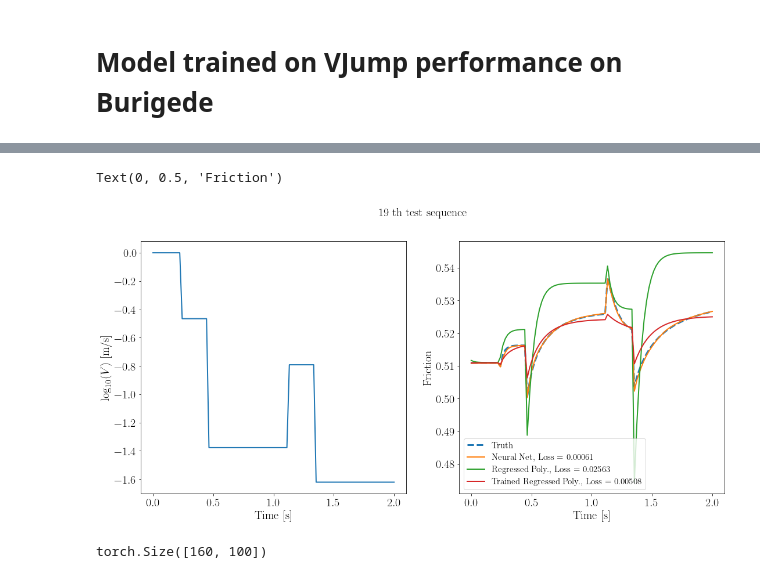
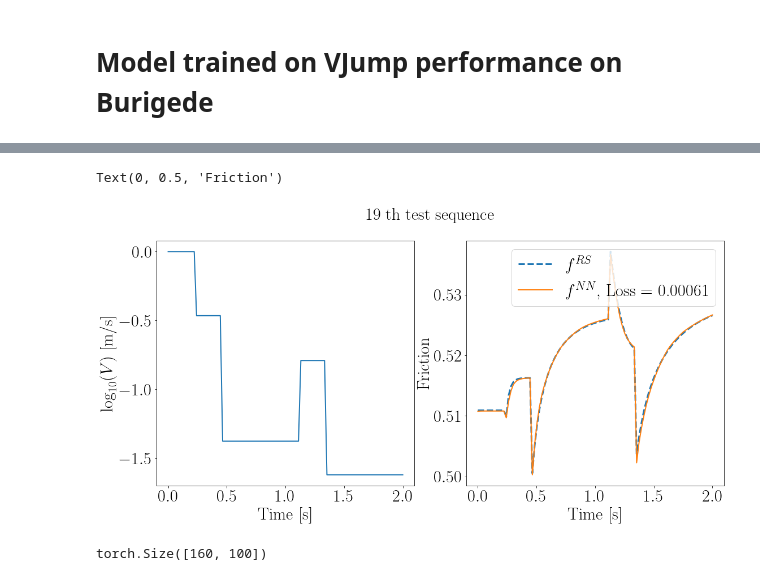
Before and after one commit to Shengduo/RateAndStateWithPotential, a Jupyter notebook: VisualizeResults.ipynb, the cells around one changed output, grey strips where cells are left out. Cells and saved outputs as stored; diff of their text form; code cells hidden in the pictures.

```diff
--- a/VisualizeResults.ipynb
+++ b/VisualizeResults.ipynb
@@ -41,8 +41,8 @@ Memory cached:  0.0
 # dataPrefix = "Trial1215_smallDRS_smallA"
 # dataPrefix = "Trial1215_smallDRS_Burigede"
 # dataPrefix = "Trial1215_combined"
-# dataPrefix = "Trial0216_combined_800"
-dataPrefix = "SpringSlider0517_400"
+dataPrefix = "Trial0216_combined_800"
+
 dataFile = "./data/" + dataPrefix + ".pt"
 
 shit = torch.load(dataFile)
@@ -92,6 +92,16 @@ trainDataset = torch.utils.data.Subset(AllData, range(train_len))
 # Created using indices from train_size to train_size + test_size.
 testDataset = torch.utils.data.Subset(AllData, range(train_len, train_len + test_len))
 
+# Set training data loader
+training_batch_size = len(trainDataset) # 256
+trainDataLoader = DataLoader(
+    trainDataset,
+    batch_size = training_batch_size,
+    shuffle = True,
+    collate_fn = None,
+    **dataloader_kwargs,
+)
+
 # Set testing data loader
 testing_batch_size = len(testDataset) # 256
 testDataLoader = DataLoader(
@@ -117,11 +127,10 @@ dim_xis = [1]
 
 # ModelPrefix
 # modelPrefix = "Trial0216_smallDRS_smallA_400_GivenPoly"
-# modelPrefix = "Trial0216_combined_800_GivenPoly_grid_LogCross_trained_training_3000_p3"
+modelPrefix = "Trial0216_combined_800_GivenPoly_grid_LogCross_trained_training_3000_p3"
 # modelPrefix = "Trial0216_smallDRS_smallA_400_PN_separate_p"
-modelPrefix = "Trial_0216_0517SS_400"
 dict_flag = True
-NN_flag = 1 # 0 -- Poly, 1 -- NN, 2 -- GivenPoly
+NN_flag = 2 # 0 -- Poly, 1 -- NN, 2 -- GivenPoly
 # dim_xis = [1, 2, 4, 8]
 models = []
 
@@ -343,42 +404,44 @@ Test loss with model trained on Trained Regressed Poly.:  tensor(0.0789)
 # %%
-fsize = 20
+from matplotlib import rc
+rc('font',**{'family':'sans-serif','sans-serif':['Helvetica']})
+## for Palatino and other serif fonts use:
+#rc('font',**{'family':'serif','serif':['Palatino']})
+rc('text', usetex=True)
+plt.rc('text', usetex=True)
+plt.rc('font', family='serif')
+
+fsize = 30
 
 # Only plot certain lines
-plotFlags = [True,    True,  True, True]
-
-# Plot a fitted sequence
-def cal_Loss(f, f_targ, t, p=2):
-    return torch.pow(
-        torch.trapezoid(torch.pow(torch.abs(f - f_targ), p), t) / torch.trapezoid(torch.pow(torch.abs(f_targ), p), t),
-        1./ p
-    )
+plotFlags = [True,  False,  False, False]
 
 idx = torch.randint(len(testDataset), (1, ))[0]
 # idx = 140
 idx = 19
 fig, axs = plt.subplots(1, 2, figsize=(18, 8))
 axs[0].tick_params(axis='both', which='major', labelsize=fsize)
 axs[1].tick_params(axis='both', which='major', labelsize=fsize)
 
-fig.suptitle("{0} th test sequence".format(idx), fontsize=20)
+fig.suptitle("{0} th test sequence".format(idx), fontsize=fsize)
 
 axs[0].plot(this_ts[idx, :], torch.log10(this_Vs[idx, :]), linewidth=2.0)
 axs[0].set_xlabel("Time [s]", fontsize=fsize)
 axs[0].set_ylabel("$\log_{10}(V)$ [m/s]", fontsize=fsize)
 
-axs[1].plot(this_ts[idx, :], this_fs[idx, :], '--', linewidth=3.0, label='Truth')
+axs[1].plot(this_ts[idx, :], this_fs[idx, :], '--', linewidth=3.0, label='$f^{RS}$')
 
 
-for plotFlag, legend, this_f_preds_withCorrection in zip(plotFlags, legends, this_f_preds):
+for myDatasetLoss, plotFlag, legend, this_f_preds_withCorrection in zip(myDatasetLosses, plotFlags, legends, this_f_preds):
     if plotFlag:
-        this_loss = cal_Loss(this_f_preds_withCorrection[idx, :], this_fs[idx, :], this_ts[idx, :])
+        this_loss = myDatasetLoss[idx]
+        # this_loss = cal_Loss(this_f_preds_withCorrection[idx, :], this_fs[idx, :], this_ts[idx, :])
         axs[1].plot(this_ts[idx, :], this_f_preds_withCorrection[idx, :], linewidth=2.0, label='{0:<8}, Loss = {1:.5f}'.format(legend, this_loss))
 
-axs[1].legend(fontsize=15)
+axs[1].legend(fontsize=fsize)
 # axs[1].set_ylim(0.3, 0.6)
 axs[1].set_xlabel("Time [s]", fontsize=fsize)
 axs[1].set_ylabel("Friction", fontsize=fsize)
 # %% [output]
 Text(0, 0.5, 'Friction')
-[figure, old version]
+[figure, new version]
 # %%
```
Also changed, not shown: parts of 7 cells of this notebook.
